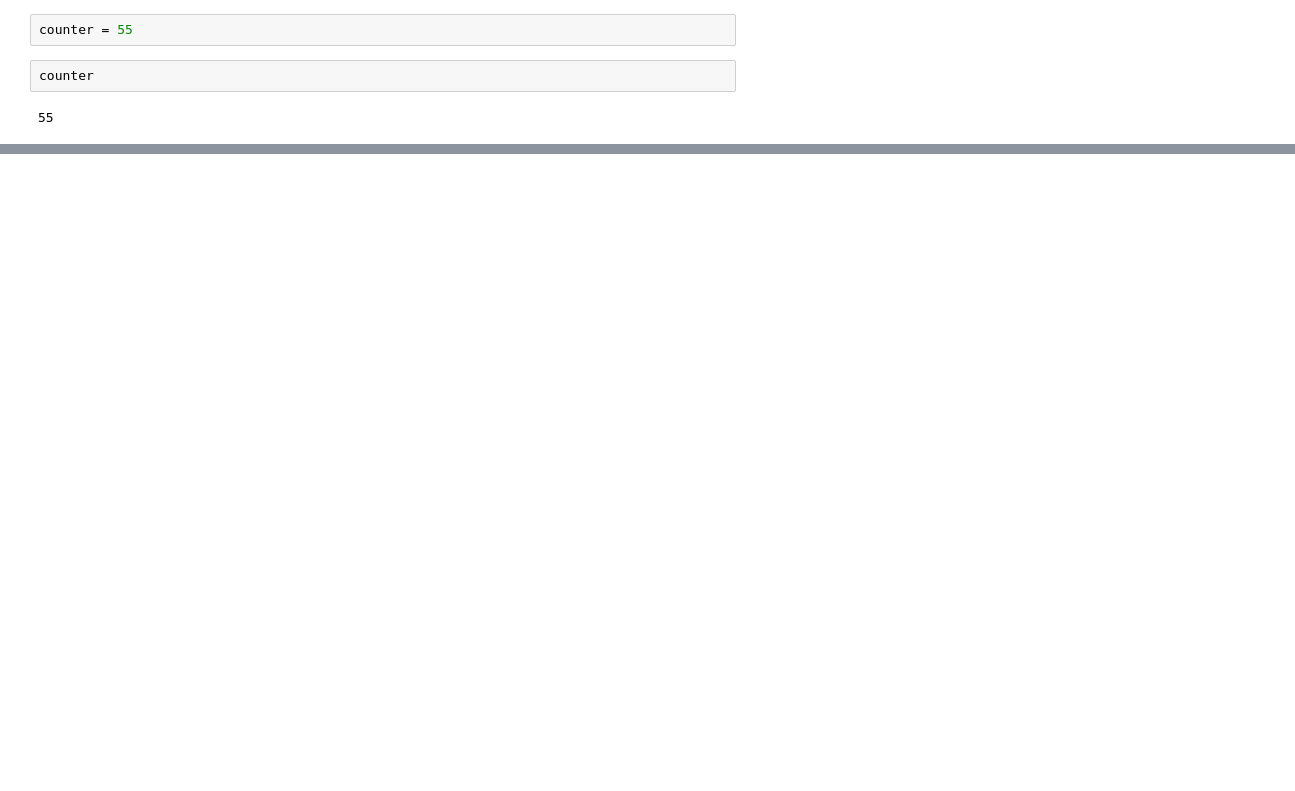
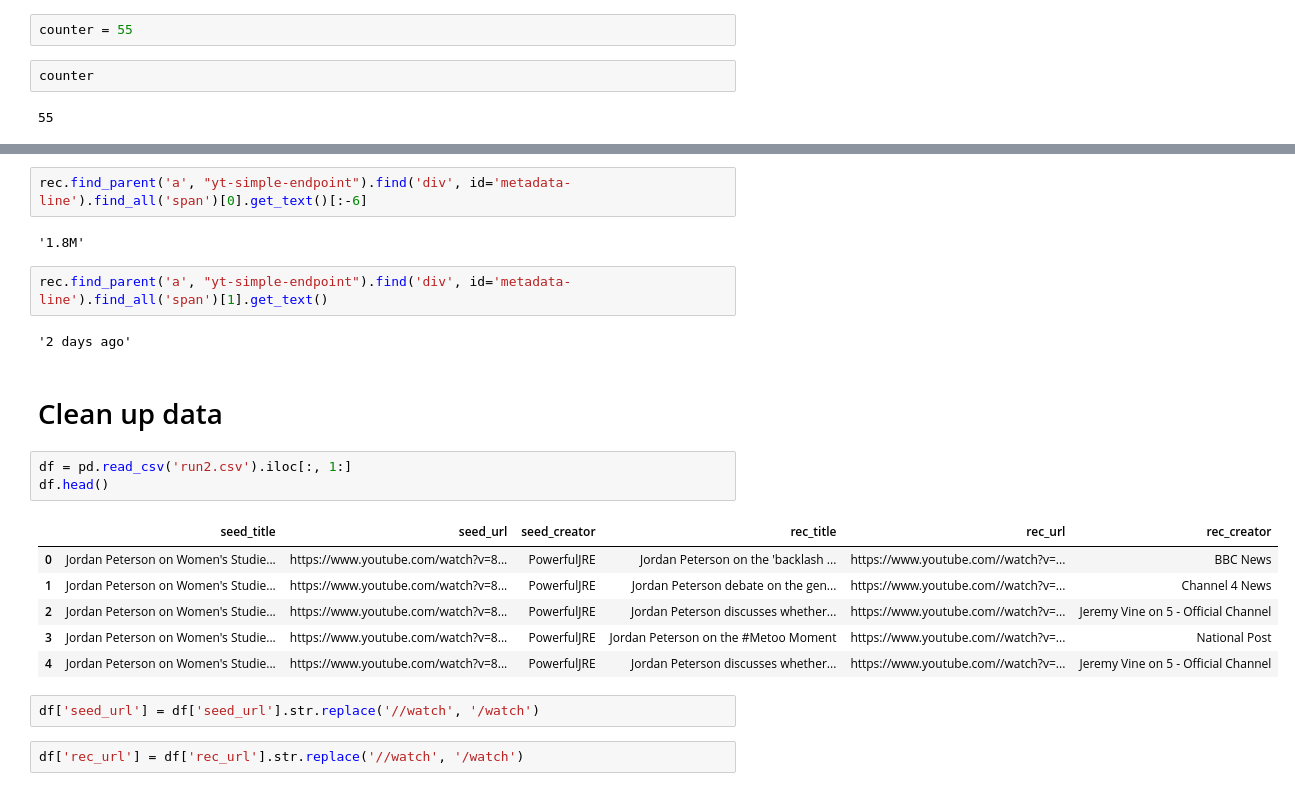
Before and after one commit to evelynluw/youtube-recommendation-analysis, a Jupyter notebook: get_youtube_recs.ipynb, the cells around one changed output, grey strips where cells are left out. Saved outputs shown, nothing was run; the diff lists cells and outputs as text; blank space fills up the shorter version.

```diff
--- a/get_youtube_recs.ipynb
+++ b/get_youtube_recs.ipynb
@@ -125,0 +167,24 @@ counter
+# %%
+rec.find_parent('a', "yt-simple-endpoint").find('div', id='metadata-line').find_all('span')[0].get_text()[:-6]
+# %% [output]
+'1.8M'
+# %%
+rec.find_parent('a', "yt-simple-endpoint").find('div', id='metadata-line').find_all('span')[1].get_text()
+# %% [output]
+'2 days ago'
+# %% [markdown]
+# Clean up data
+# %%
+df = pd.read_csv('run2.csv').iloc[:, 1:]
+df.head()
+# %% [output]
+|  | seed_title | seed_url | seed_creator | rec_title | rec_url | rec_creator |
+| 0 | Jordan Peterson on Women's Studie... | https://www.youtube.com/watch?v=8... | PowerfulJRE | Jordan Peterson on the 'backlash ... | https://www.youtube.com//watch?v=... | BBC News |
+| 1 | Jordan Peterson on Women's Studie... | https://www.youtube.com/watch?v=8... | PowerfulJRE | Jordan Peterson debate on the gen... | https://www.youtube.com//watch?v=... | Channel 4 News |
+| 2 | Jordan Peterson on Women's Studie... | https://www.youtube.com/watch?v=8... | PowerfulJRE | Jordan Peterson discusses whether... | https://www.youtube.com//watch?v=... | Jeremy Vine on 5 - Official Channel |
+| 3 | Jordan Peterson on Women's Studie... | https://www.youtube.com/watch?v=8... | PowerfulJRE | Jordan Peterson on the #Metoo Moment | https://www.youtube.com//watch?v=... | National Post |
+| 4 | Jordan Peterson on Women's Studie... | https://www.youtube.com/watch?v=8... | PowerfulJRE | Jordan Peterson discusses whether... | https://www.youtube.com//watch?v=... | Jeremy Vine on 5 - Official Channel |
+# %%
+df['seed_url'] = df['seed_url'].str.replace('//watch', '/watch')
+# %%
+df['rec_url'] = df['rec_url'].str.replace('//watch', '/watch')
```
Also changed, not shown: parts of 34 cells of this notebook, 2 other files.
